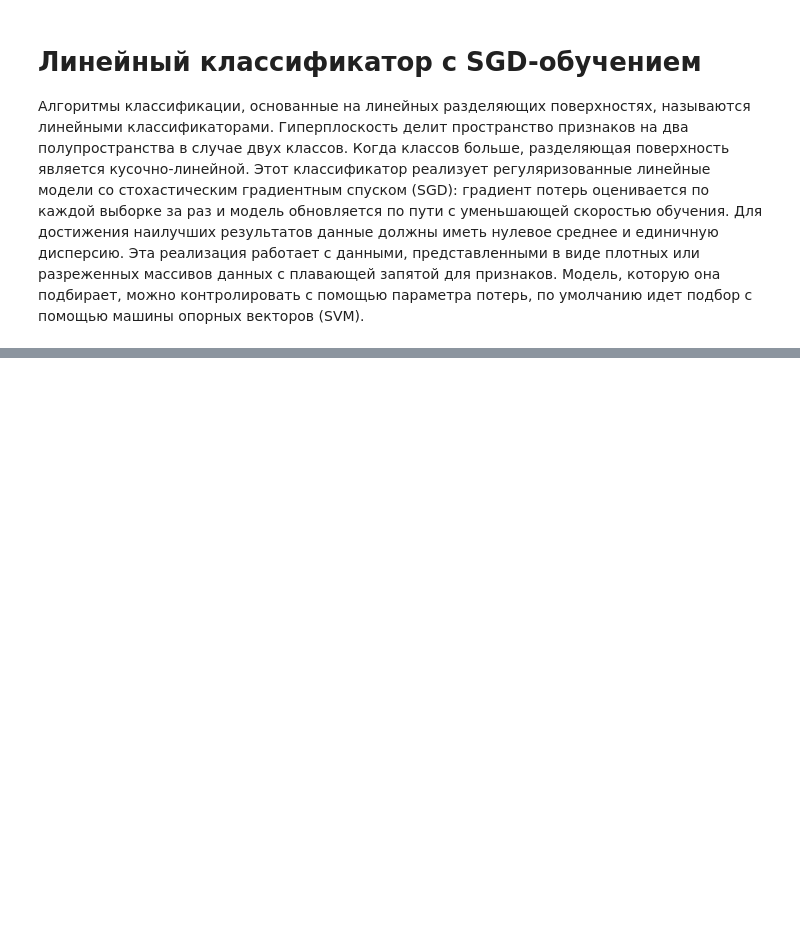
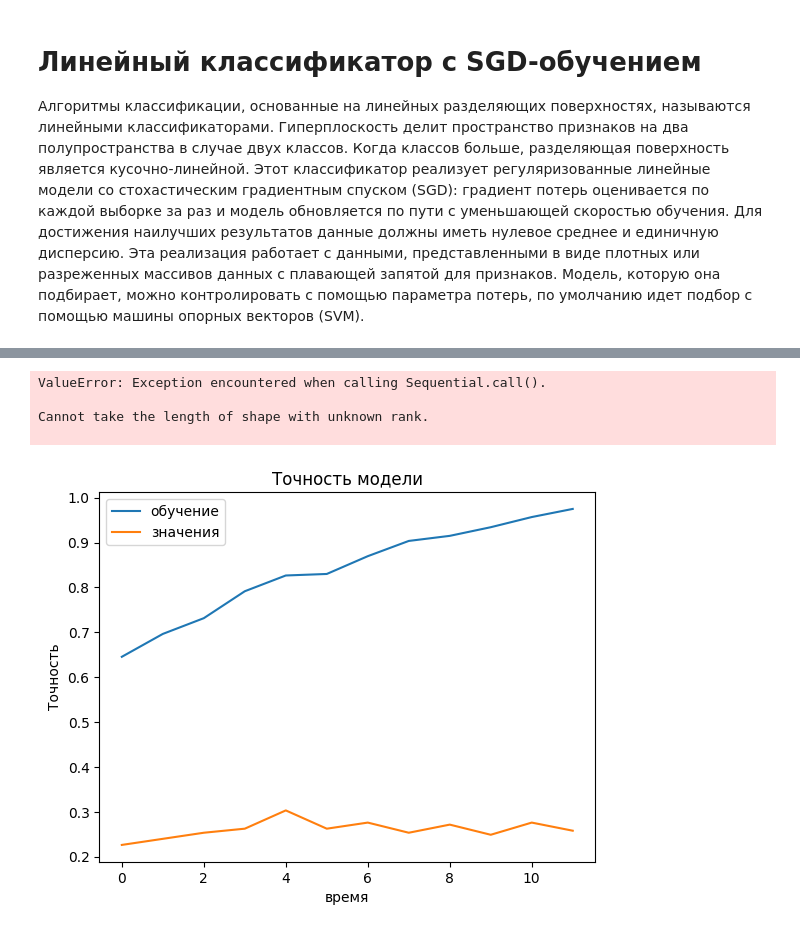
Before and after one commit to HecklerK/KR_TBDandML, a Jupyter notebook: KR.ipynb, the cells around one changed output, grey strips where cells are left out. Drawn from its saved outputs; the diff is of its cells as text; code cells hidden in the pictures; blank space fills up the shorter version.

```diff
--- a/KR.ipynb
+++ b/KR.ipynb
@@ -196,7 +255,9 @@ counter = 1
 for file in all_files_list:
     img = cv2.imread(patchfix(file), cv2.IMREAD_UNCHANGED)
     resized = cv2.resize(img, (row_number, column_number), interpolation = cv2.INTER_AREA)
+    resized244 = cv2.resize(img, (244, 244), interpolation = cv2.INTER_AREA)
     cv2.imwrite(patchfix("resize/" + file), resized)
+    cv2.imwrite(patchfix("resize244/" + file), resized244)
 
     if counter % 100 == 0:
         print(f"{counter}/{files_len}")
@@ -614,0 +664,14 @@ plt.show()
+# %%
+files_list = df_fixed["Image"].to_list()
+files_len = len(files_list)
+CLASSES = df_fixed["class"].to_list()
+IMAGES = np.zeros(shape=(files_len, 244*244*3))
+
+for index, file in enumerate(files_list):
+        img = cv2.imread(patchfix("resize244/" + file), cv2.IMREAD_COLOR)
+        IMAGES[index] = img.flatten()
+
+IMAGES = IMAGES.reshape(files_len, 244, 244, 3)
+IMAGES = IMAGES / 255
+X = IMAGES.astype('float32')
+Y = np.eye(len(CLASSES))[list(CLASSES)]
@@ -614,0 +730,33 @@ plt.show()
+# %%
+reduce_lr = ReduceLROnPlateau(monitor='val_loss', factor=np.sqrt(0.1))
+optimizer = SGD()
+
+model.compile(loss='categorical_crossentropy', optimizer=optimizer, metrics=['accuracy'])
+# %%
+start_time = time.time()
+
+history = model.fit(X_train, y_train, batch_size=32, epochs=12, validation_data=(X_test, y_test),
+    verbose=0, callbacks=[reduce_lr])
+
+print("Время выполнения", (time.time()-start_time))
+# %%
+y_pred = model.predict(X_test)
+y_pred_classes = [np.argmax(element) for element in y_pred]
+rounded_labels = np.argmax(y_test, axis=1)
+
+print(metrics.classification_report(rounded_labels, y_pred_classes))
+# %% [output]
+ValueError: Exception encountered when calling Sequential.call().
+
+Cannot take the length of shape with unknown rank.
+
+# %%
+plt.plot(history.history['accuracy'])
+plt.plot(history.history['val_accuracy'])
+plt.title('Точность модели')
+plt.ylabel('Точность')
+plt.xlabel('время')
+plt.legend(['обучение', 'значения'], loc='upper left')
+plt.show()
+# %% [output]
+[figure, added]
```
Also changed, not shown: parts of 43 cells of this notebook, 1 other file.
